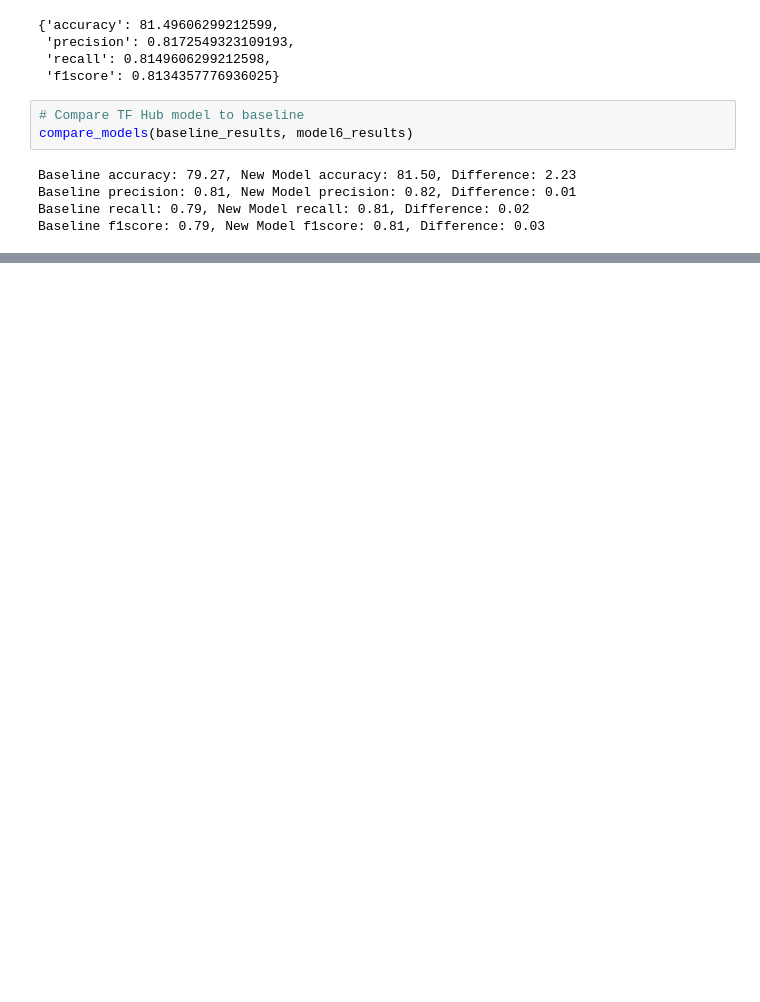
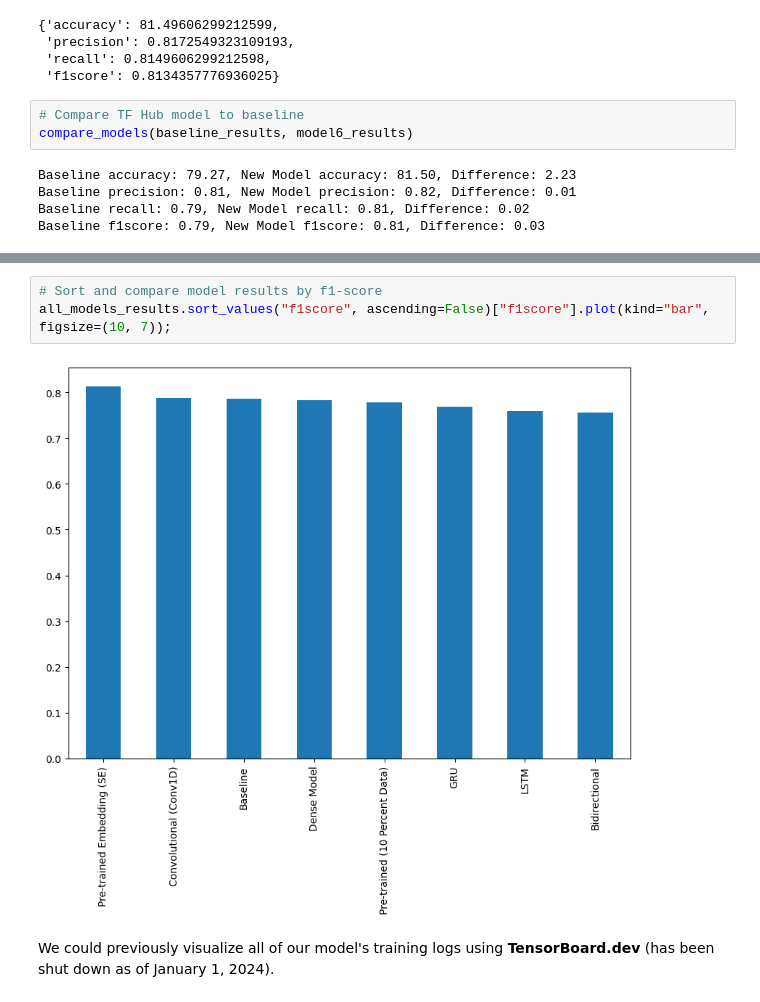
Before and after one commit to milad818/ml-frameworks, a Jupyter notebook: tensorflow/08_tf_natural_language_processing.ipynb, the cells around one changed output, grey strips where cells are left out. Drawn from its saved outputs; the diff is of its cells as text; blank space fills up the shorter version.

```diff
--- a/tensorflow/08_tf_natural_language_processing.ipynb
+++ b/tensorflow/08_tf_natural_language_processing.ipynb
@@ -1461,0 +1622,7 @@ Baseline f1score: 0.79, New Model f1score: 0.81, Difference: 0.03
+# %%
+# Sort and compare model results by f1-score
+all_models_results.sort_values("f1score", ascending=False)["f1score"].plot(kind="bar", figsize=(10, 7));
+# %% [output]
+[figure, added]
+# %% [markdown]
+We could previously visualize all of our model's training logs using **TensorBoard.dev** (has been shut down as of January 1, 2024).
```
Also changed, not shown: parts of 36 cells of this notebook.
